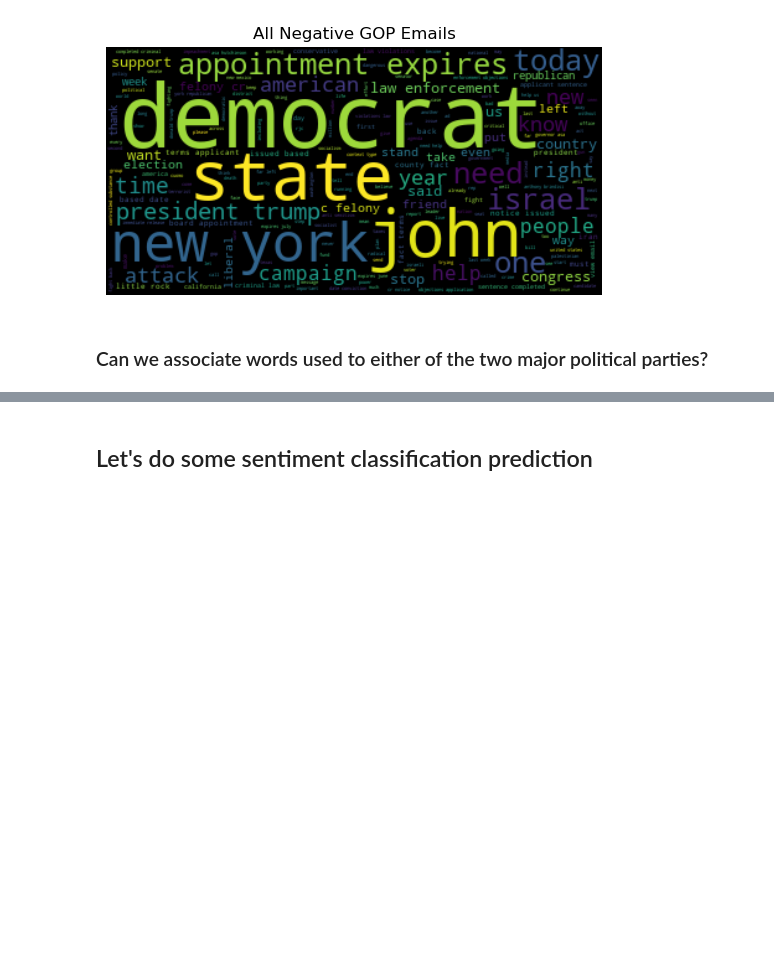
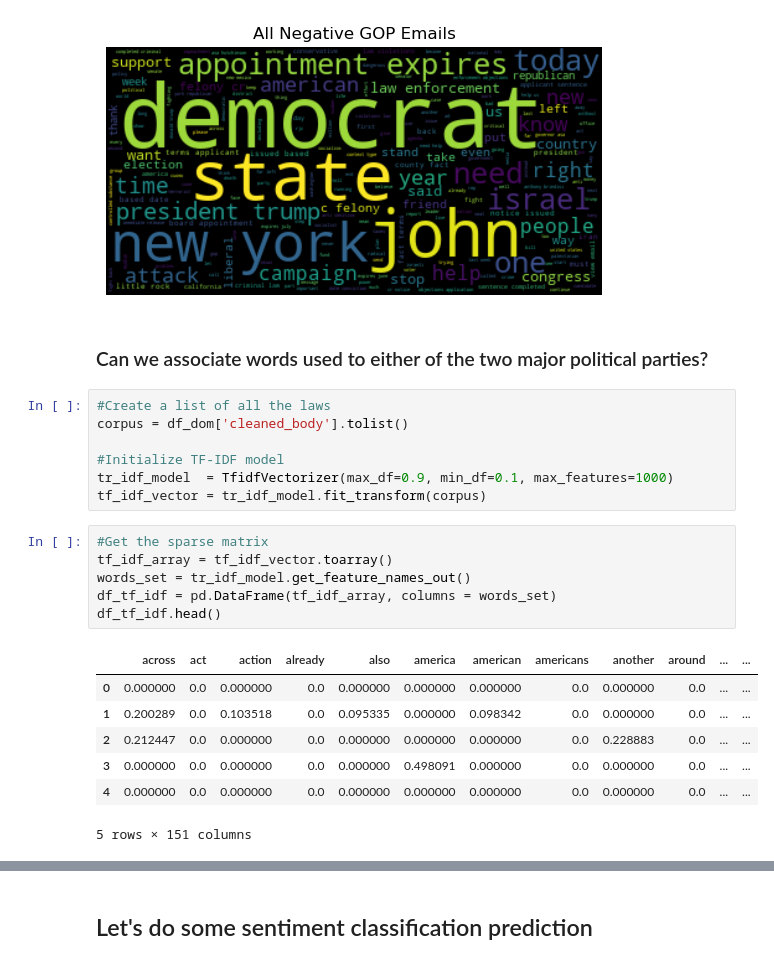
Before and after one commit to statzenthusiast921/political-emails-analysis, a Jupyter notebook: main/notebooks/Emails EDA 10.16.22.ipynb, the cells around one changed output, grey strips where cells are left out. Cells and saved outputs as stored; diff of their text form; blank space fills up the shorter version.

```diff
--- a/main/notebooks/Emails EDA 10.16.22.ipynb
+++ b/main/notebooks/Emails EDA 10.16.22.ipynb
@@ -1050,3 +1050,24 @@ topic_model_pipeline(df_dom_gop,0,0,'All Negative GOP Emails')
 [figure]
 # %% [markdown]
 ### Can we associate words used to either of the two major political parties?
+# %%
+#Create a list of all the laws
+corpus = df_dom['cleaned_body'].tolist()
+
+#Initialize TF-IDF model
+tr_idf_model  = TfidfVectorizer(max_df=0.9, min_df=0.1, max_features=1000)
+tf_idf_vector = tr_idf_model.fit_transform(corpus)
+# %%
+#Get the sparse matrix
+tf_idf_array = tf_idf_vector.toarray()
+words_set = tr_idf_model.get_feature_names_out()
+df_tf_idf = pd.DataFrame(tf_idf_array, columns = words_set)
+df_tf_idf.head()
+# %% [output]
+|  | across | act | action | already | also | america | american | americans | another | around | ... | ... |
+| 0 | 0.000000 | 0.0 | 0.000000 | 0.0 | 0.000000 | 0.000000 | 0.000000 | 0.0 | 0.000000 | 0.0 | ... | ... |
+| 1 | 0.200289 | 0.0 | 0.103518 | 0.0 | 0.095335 | 0.000000 | 0.098342 | 0.0 | 0.000000 | 0.0 | ... | ... |
+| 2 | 0.212447 | 0.0 | 0.000000 | 0.0 | 0.000000 | 0.000000 | 0.000000 | 0.0 | 0.228883 | 0.0 | ... | ... |
+| 3 | 0.000000 | 0.0 | 0.000000 | 0.0 | 0.000000 | 0.498091 | 0.000000 | 0.0 | 0.000000 | 0.0 | ... | ... |
+| 4 | 0.000000 | 0.0 | 0.000000 | 0.0 | 0.000000 | 0.000000 | 0.000000 | 0.0 | 0.000000 | 0.0 | ... | ... |
+5 rows × 151 columns
```
Also changed, not shown: parts of 11 cells of this notebook.
